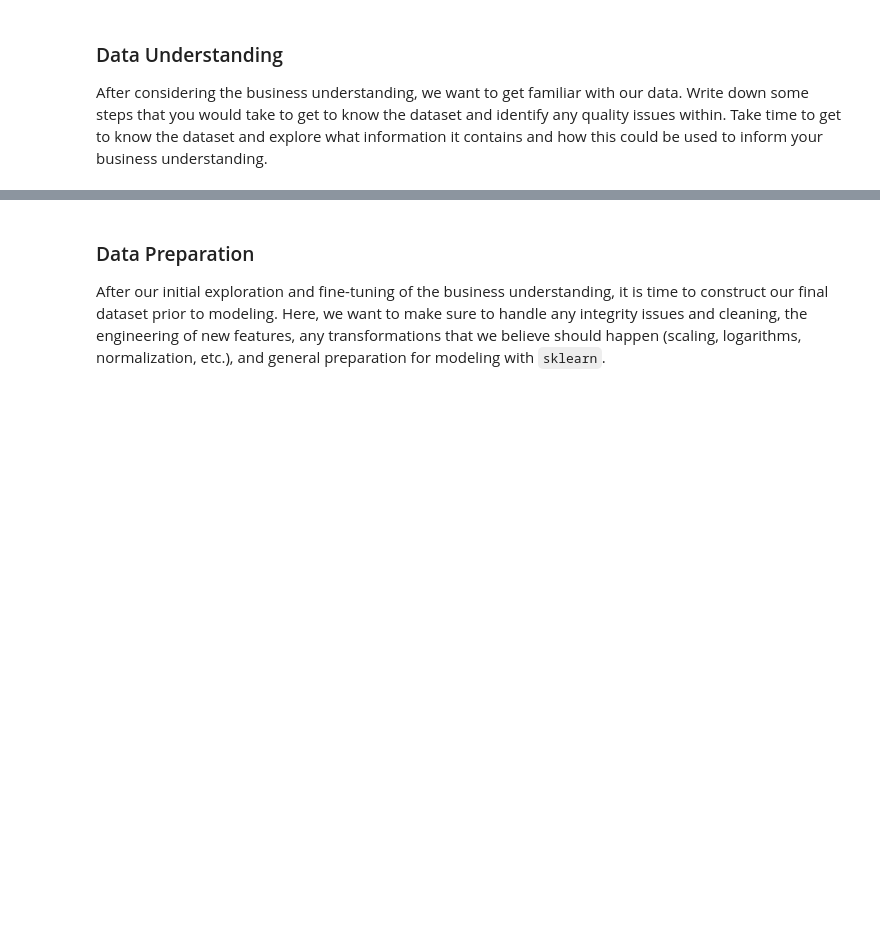
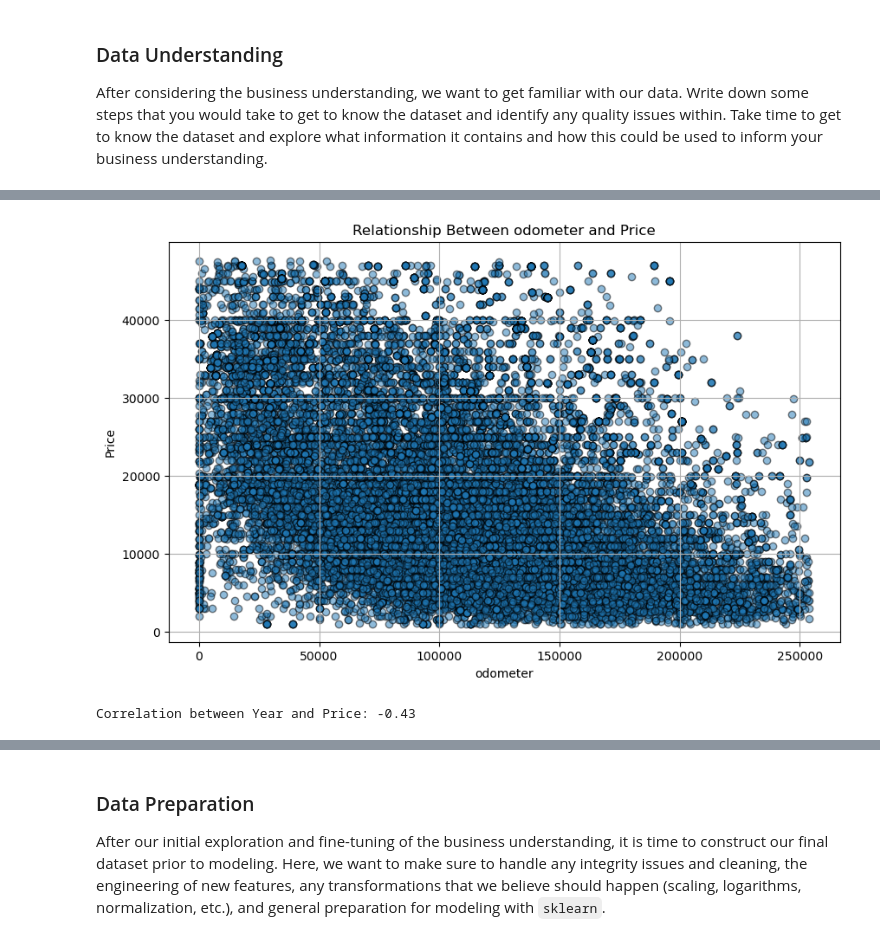
Before and after one commit to deepak161087/CarPrice, a Jupyter notebook: prompt_II.ipynb, the cells around one changed output, grey strips where cells are left out. Cells and saved outputs as stored; diff of their text form; code cells hidden in the pictures; blank space fills up the shorter version.

```diff
--- a/prompt_II.ipynb
+++ b/prompt_II.ipynb
@@ -25,0 +283,19 @@ After considering the business understanding, we want to get familiar with our d
+# %%
+# Relation between price and odometer
+import matplotlib.pyplot as plt
+
+# Scatter plot to visualize the relationship between year and price
+plt.figure(figsize=(10, 6))
+plt.scatter(df['odometer'], df['price'], alpha=0.5, edgecolor='k')
+plt.title("Relationship Between odometer and Price")
+plt.xlabel("odometer")
+plt.ylabel("Price")
+plt.grid(True)
+plt.show()
+
+# Calculate and display correlation between year and price
+correlation_year_price = df['odometer'].corr(df['price'])
+print(f"Correlation between Year and Price: {correlation_year_price:.2f}")
+# %% [output]
+[figure, added]
+Correlation between Year and Price: -0.43
```
Also changed, not shown: parts of 39 cells of this notebook.
